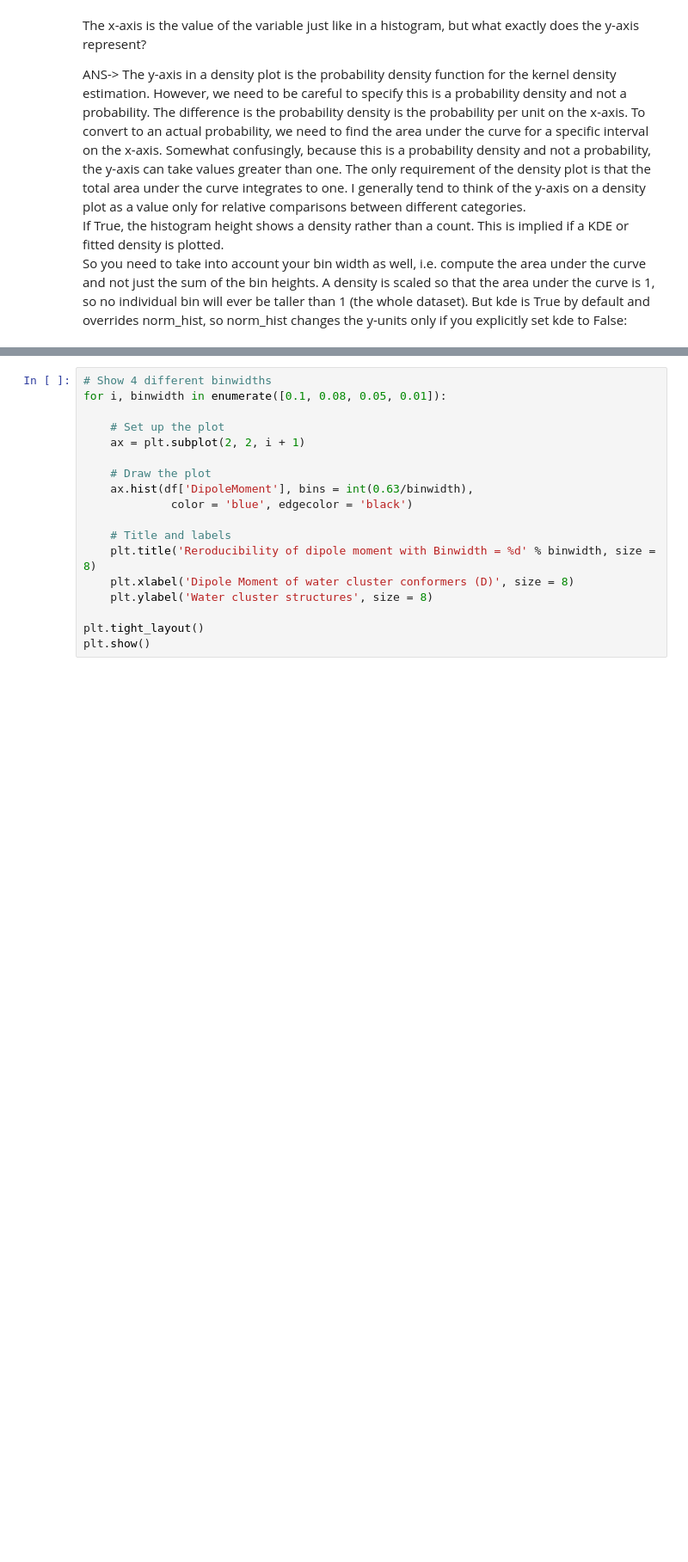
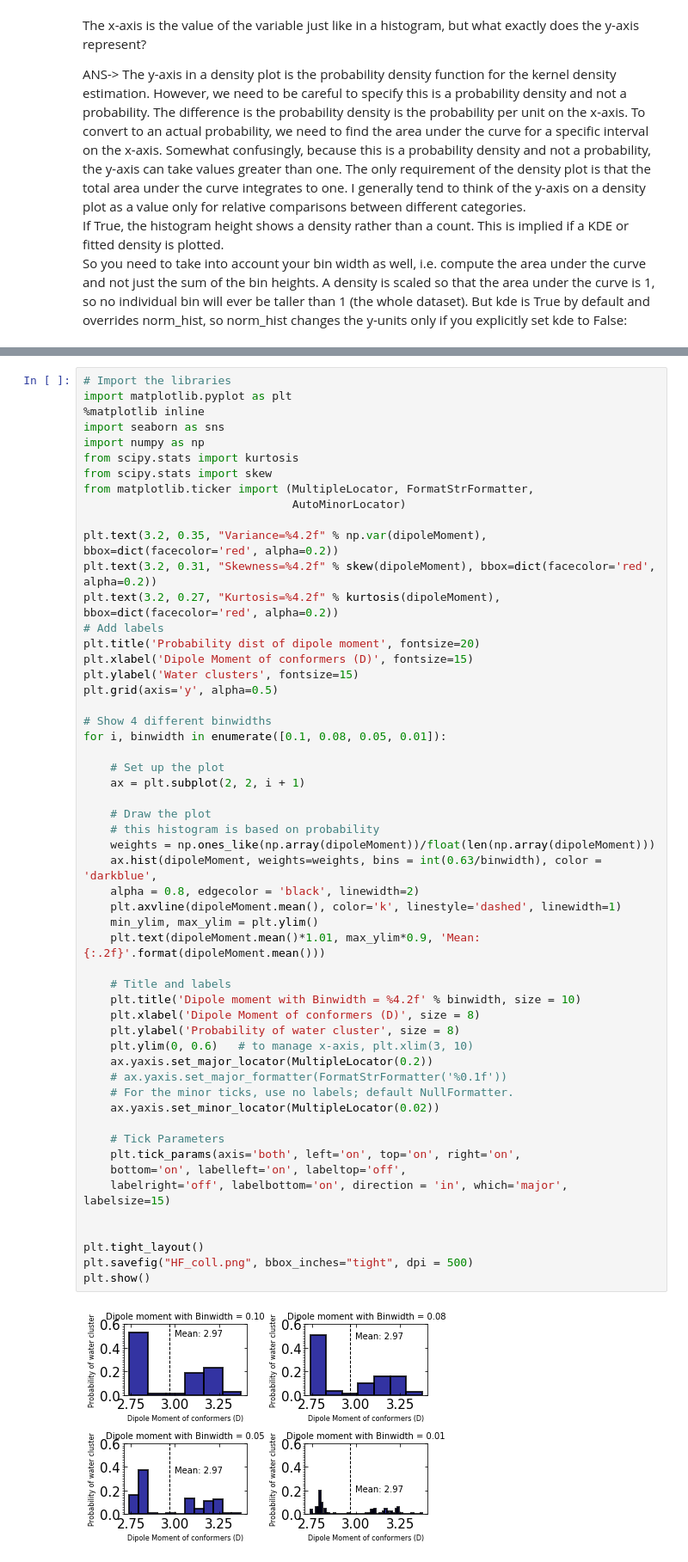
Before and after one commit to rmaharj17/python-plot, a Jupyter notebook: data/Histogram.ipynb, the cells around one changed output, grey strips where cells are left out. Shown at 86% size. Saved outputs shown, nothing was run; the diff lists cells and outputs as text; blank space fills up the shorter version.

```diff
--- a/data/Histogram.ipynb
+++ b/data/Histogram.ipynb
@@ -108,18 +140,56 @@ plt.tick_params(axis='both', left='on', top='on', right='on',
-# %%
-# Show 4 different binwidths
-for i, binwidth in enumerate([0.1, 0.08, 0.05, 0.01]):
-
-    # Set up the plot
-    ax = plt.subplot(2, 2, i + 1)
-
-    # Draw the plot
-    ax.hist(df['DipoleMoment'], bins = int(0.63/binwidth),
-             color = 'blue', edgecolor = 'black')
-
-    # Title and labels
-    plt.title('Reroducibility of dipole moment with Binwidth = %d' % binwidth, size = 8)
-    plt.xlabel('Dipole Moment of water cluster conformers (D)', size = 8)
-    plt.ylabel('Water cluster structures', size = 8)
-
-plt.tight_layout()
-plt.show()
+# %%
+# Import the libraries
+import matplotlib.pyplot as plt
+%matplotlib inline
+import seaborn as sns
+import numpy as np
+from scipy.stats import kurtosis
+from scipy.stats import skew
+from matplotlib.ticker import (MultipleLocator, FormatStrFormatter,
+                               AutoMinorLocator)
+
+plt.text(3.2, 0.35, "Variance=%4.2f" % np.var(dipoleMoment), bbox=dict(facecolor='red', alpha=0.2))
+plt.text(3.2, 0.31, "Skewness=%4.2f" % skew(dipoleMoment), bbox=dict(facecolor='red', alpha=0.2))
+plt.text(3.2, 0.27, "Kurtosis=%4.2f" % kurtosis(dipoleMoment), bbox=dict(facecolor='red', alpha=0.2))
+# Add labels
+plt.title('Probability dist of dipole moment', fontsize=20)
+plt.xlabel('Dipole Moment of conformers (D)', fontsize=15)
+plt.ylabel('Water clusters', fontsize=15)
+plt.grid(axis='y', alpha=0.5)
+
+# Show 4 different binwidths
+for i, binwidth in enumerate([0.1, 0.08, 0.05, 0.01]):
+
+    # Set up the plot
+    ax = plt.subplot(2, 2, i + 1)
+
+    # Draw the plot
+    # this histogram is based on probability
+    weights = np.ones_like(np.array(dipoleMoment))/float(len(np.array(dipoleMoment)))
+    ax.hist(dipoleMoment, weights=weights, bins = int(0.63/binwidth), color = 'darkblue',
+    alpha = 0.8, edgecolor = 'black', linewidth=2)
+    plt.axvline(dipoleMoment.mean(), color='k', linestyle='dashed', linewidth=1)
+    min_ylim, max_ylim = plt.ylim()
+    plt.text(dipoleMoment.mean()*1.01, max_ylim*0.9, 'Mean: {:.2f}'.format(dipoleMoment.mean()))
+
+    # Title and labels
+    plt.title('Dipole moment with Binwidth = %4.2f' % binwidth, size = 10)
+    plt.xlabel('Dipole Moment of conformers (D)', size = 8)
+    plt.ylabel('Probability of water cluster', size = 8)
+    plt.ylim(0, 0.6)   # to manage x-axis, plt.xlim(3, 10)
+    ax.yaxis.set_major_locator(MultipleLocator(0.2))
+    # ax.yaxis.set_major_formatter(FormatStrFormatter('%0.1f'))
+    # For the minor ticks, use no labels; default NullFormatter.
+    ax.yaxis.set_minor_locator(MultipleLocator(0.02))
+
+    # Tick Parameters
+    plt.tick_params(axis='both', left='on', top='on', right='on',
+    bottom='on', labelleft='on', labeltop='off',
+    labelright='off', labelbottom='on', direction = 'in', which='major', labelsize=15)
+
+
+plt.tight_layout()
+plt.savefig("HF_coll.png", bbox_inches="tight", dpi = 500)
+plt.show()
+# %% [output]
+[figure, added]
```
Also changed, not shown: parts of 4 cells of this notebook.
